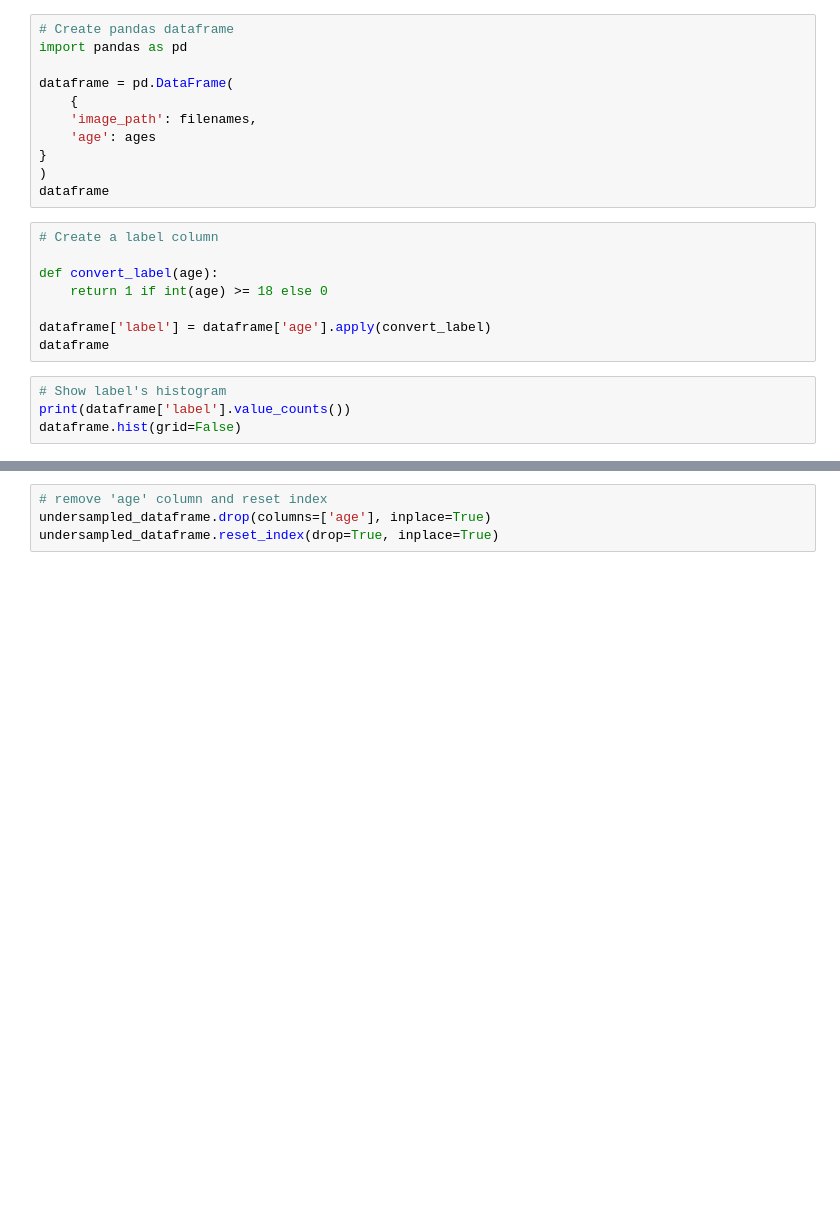
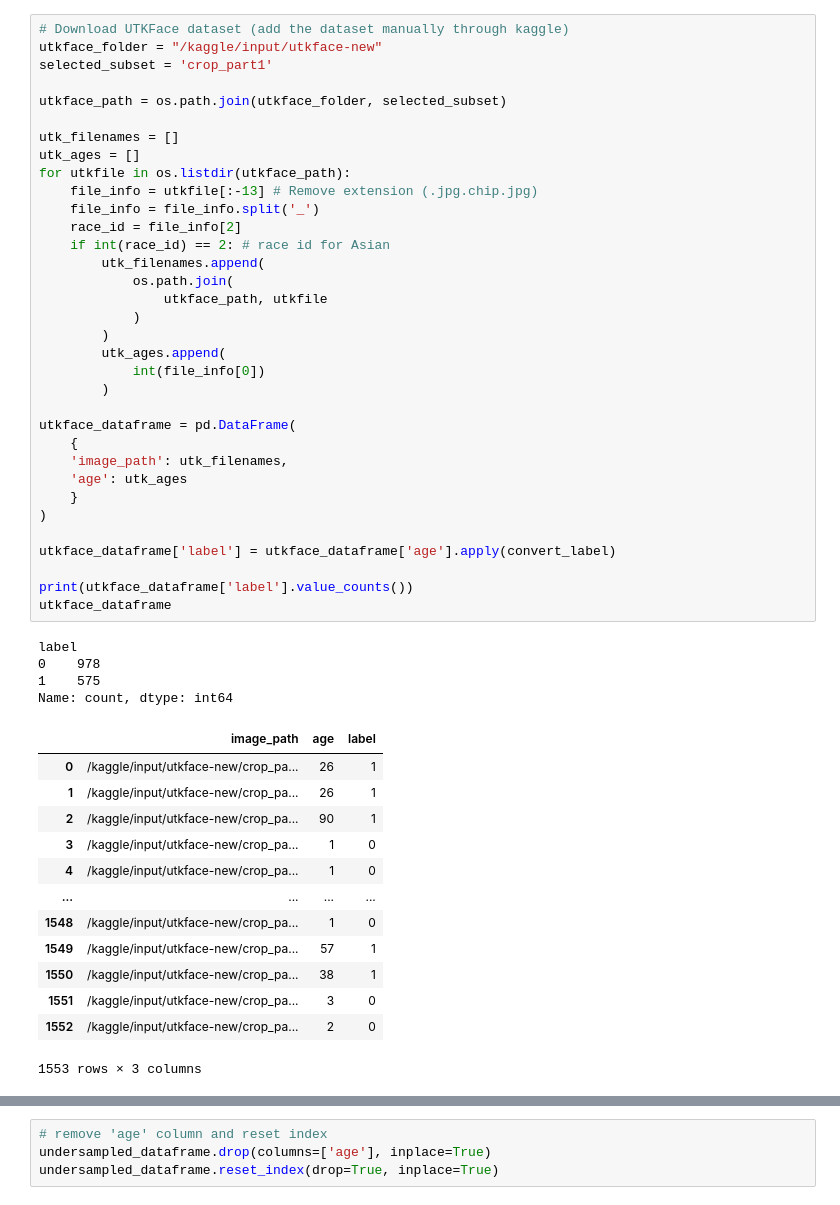
Before and after one commit to qivaijar/oracle-assignment-age-classifier, a Jupyter notebook: age_classifier.ipynb, the cells around one changed output, grey strips where cells are left out. Saved outputs shown, nothing was run; the diff lists cells and outputs as text; blank space fills up the shorter version.

```diff
--- a/age_classifier.ipynb
+++ b/age_classifier.ipynb
@@ -55,23 +81,52 @@ FileNotFoundError: [Errno 2] No such file or directory: 'AFAD-Full'
-# %%
-# Create pandas dataframe
-import pandas as pd
-
-dataframe = pd.DataFrame(
-    {
-    'image_path': filenames,
-    'age': ages
-}
-)
-dataframe
-# %%
-# Create a label column
-
-def convert_label(age):
-    return 1 if int(age) >= 18 else 0
-
-dataframe['label'] = dataframe['age'].apply(convert_label)
-dataframe
-# %%
-# Show label's histogram
-print(dataframe['label'].value_counts())
-dataframe.hist(grid=False)
+# %%
+# Download UTKFace dataset (add the dataset manually through kaggle)
+utkface_folder = "/kaggle/input/utkface-new"
+selected_subset = 'crop_part1'
+
+utkface_path = os.path.join(utkface_folder, selected_subset)
+
+utk_filenames = []
+utk_ages = []
+for utkfile in os.listdir(utkface_path):
+    file_info = utkfile[:-13] # Remove extension (.jpg.chip.jpg)
+    file_info = file_info.split('_')
+    race_id = file_info[2]
+    if int(race_id) == 2: # race id for Asian
+        utk_filenames.append(
+            os.path.join(
+                utkface_path, utkfile
+            )
+        )
+        utk_ages.append(
+            int(file_info[0])
+        )
+
+utkface_dataframe = pd.DataFrame(
+    {
+    'image_path': utk_filenames,
+    'age': utk_ages
+    }
+)
+
+utkface_dataframe['label'] = utkface_dataframe['age'].apply(convert_label)
+
+print(utkface_dataframe['label'].value_counts())
+utkface_dataframe
+# %% [output]
+label
+0    978
+1    575
+Name: count, dtype: int64
+|  | image_path | age | label |
+| 0 | /kaggle/input/utkface-new/crop_pa... | 26 | 1 |
+| 1 | /kaggle/input/utkface-new/crop_pa... | 26 | 1 |
+| 2 | /kaggle/input/utkface-new/crop_pa... | 90 | 1 |
+| 3 | /kaggle/input/utkface-new/crop_pa... | 1 | 0 |
+| 4 | /kaggle/input/utkface-new/crop_pa... | 1 | 0 |
+| ... | ... | ... | ... |
+| 1548 | /kaggle/input/utkface-new/crop_pa... | 1 | 0 |
+| 1549 | /kaggle/input/utkface-new/crop_pa... | 57 | 1 |
+| 1550 | /kaggle/input/utkface-new/crop_pa... | 38 | 1 |
+| 1551 | /kaggle/input/utkface-new/crop_pa... | 3 | 0 |
+| 1552 | /kaggle/input/utkface-new/crop_pa... | 2 | 0 |
+1553 rows × 3 columns
```
Also changed, not shown: parts of 9 cells of this notebook.
